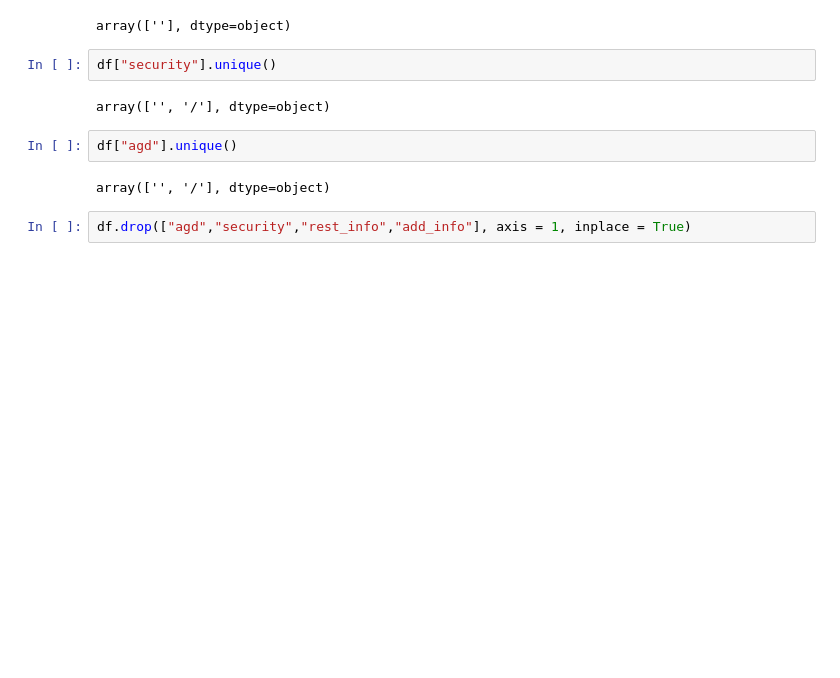
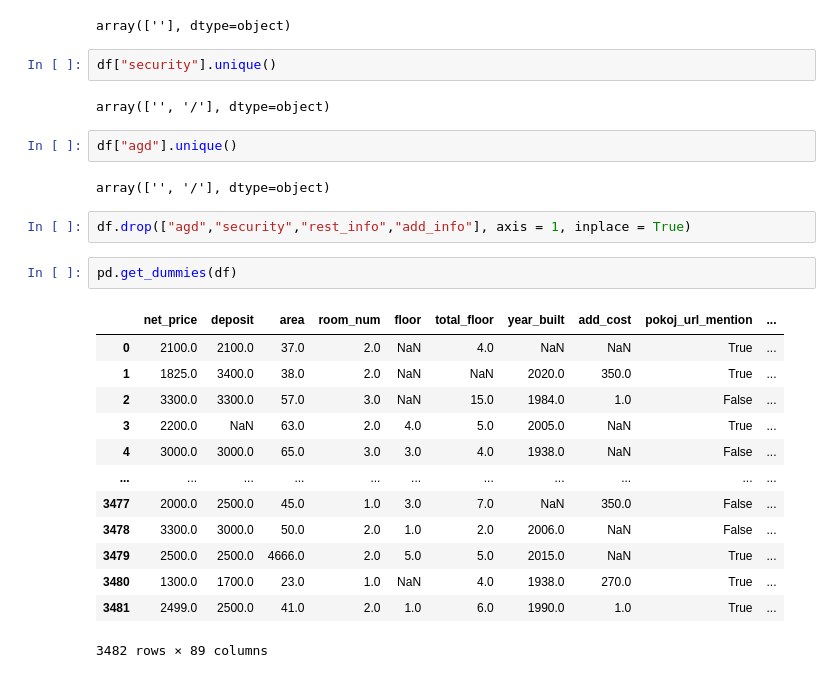
Before and after one commit to filki/Kaggle_Warsaw_rent_prices, a Jupyter notebook: starter.ipynb, the cells around one changed output. Drawn from its saved outputs; the diff is of its cells as text; blank space fills up the shorter version.

```diff
--- a/starter.ipynb
+++ b/starter.ipynb
@@ -321,3 +322,19 @@ df["agd"].unique()
 array(['', '/'], dtype=object)
 # %%
 df.drop(["agd","security","rest_info","add_info"], axis = 1, inplace = True)
+# %%
+pd.get_dummies(df)
+# %% [output]
+|  | net_price | deposit | area | room_num | floor | total_floor | year_built | add_cost | pokoj_url_mention | ... |
+| 0 | 2100.0 | 2100.0 | 37.0 | 2.0 | NaN | 4.0 | NaN | NaN | True | ... |
+| 1 | 1825.0 | 3400.0 | 38.0 | 2.0 | NaN | NaN | 2020.0 | 350.0 | True | ... |
+| 2 | 3300.0 | 3300.0 | 57.0 | 3.0 | NaN | 15.0 | 1984.0 | 1.0 | False | ... |
+| 3 | 2200.0 | NaN | 63.0 | 2.0 | 4.0 | 5.0 | 2005.0 | NaN | True | ... |
+| 4 | 3000.0 | 3000.0 | 65.0 | 3.0 | 3.0 | 4.0 | 1938.0 | NaN | False | ... |
+| ... | ... | ... | ... | ... | ... | ... | ... | ... | ... | ... |
+| 3477 | 2000.0 | 2500.0 | 45.0 | 1.0 | 3.0 | 7.0 | NaN | 350.0 | False | ... |
+| 3478 | 3300.0 | 3000.0 | 50.0 | 2.0 | 1.0 | 2.0 | 2006.0 | NaN | False | ... |
+| 3479 | 2500.0 | 2500.0 | 4666.0 | 2.0 | 5.0 | 5.0 | 2015.0 | NaN | True | ... |
+| 3480 | 1300.0 | 1700.0 | 23.0 | 1.0 | NaN | 4.0 | 1938.0 | 270.0 | True | ... |
+| 3481 | 2499.0 | 2500.0 | 41.0 | 2.0 | 1.0 | 6.0 | 1990.0 | 1.0 | True | ... |
+3482 rows × 89 columns
```
Also changed, not shown: parts of 32 cells of this notebook.
